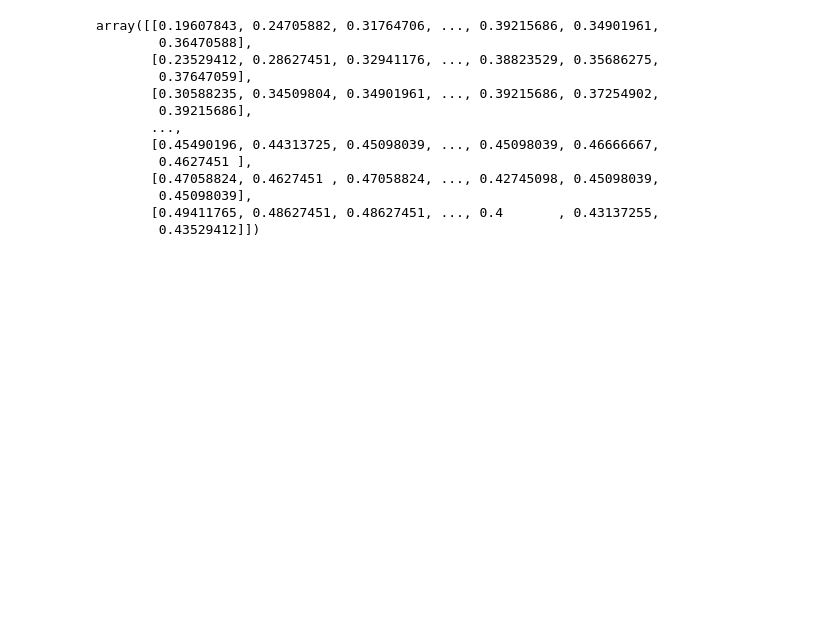
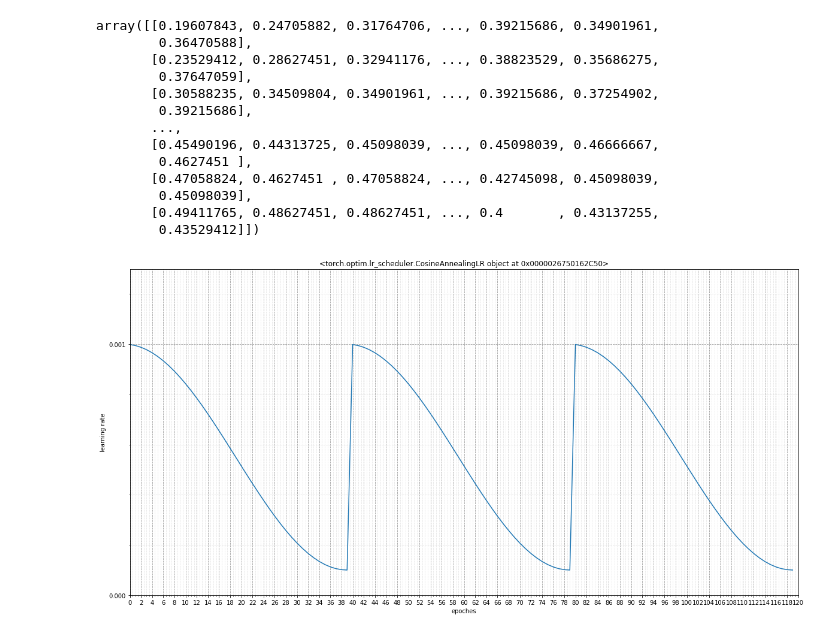
Before and after one commit to windsurfer7563/proj_kaggle_salt, a Jupyter notebook: notebooks/EDA.ipynb, the cells around one changed output. Saved outputs shown, nothing was run; the diff lists cells and outputs as text; code cells hidden in the pictures; blank space fills up the shorter version.

```diff
--- a/notebooks/EDA.ipynb
+++ b/notebooks/EDA.ipynb
@@ -234,0 +281,35 @@ mask_pred
+# %%
+model = torch.nn.Sequential(
+    torch.nn.Linear(10, 10),
+    torch.nn.ReLU(),
+    torch.nn.Linear(10,1),
+)
+# %%
+optimizer = SGD(params = model.parameters(), lr = 0.001)
+for param_group in optimizer.param_groups:
+    param_group['initial_lr'] =0.001
+# %%
+lr_scheduler = CosineAnnealingLR(optimizer, 40, eta_min = 0.0001,last_epoch=0)
+num_epoches = 120
+lrs = np.zeros((num_epoches),np.float32)
+for epoch in range(0,num_epoches):
+    if epoch % 40 == 0:
+        lr_scheduler.last_epoch = 0
+    lr_scheduler.step()
+    lr = lr_scheduler.get_lr()[0]
+    lrs[epoch] = lr
+
+
+
+    if lr<0:
+        num_epoches = epoch
+        break
+    #print('epoch=%02d,  lr=%f'%(epoch,lr))
+    #print(lr_scheduler.last_epoch)
+
+#plot
+fig = plt.figure(figsize = (20,10))
+plot_rates(fig, lrs, num_epoches, title=str(lr_scheduler))
+plt.show()
+# %% [output]
+[figure, added]
```
Also changed, not shown: parts of 18 cells of this notebook, 46 other files.
